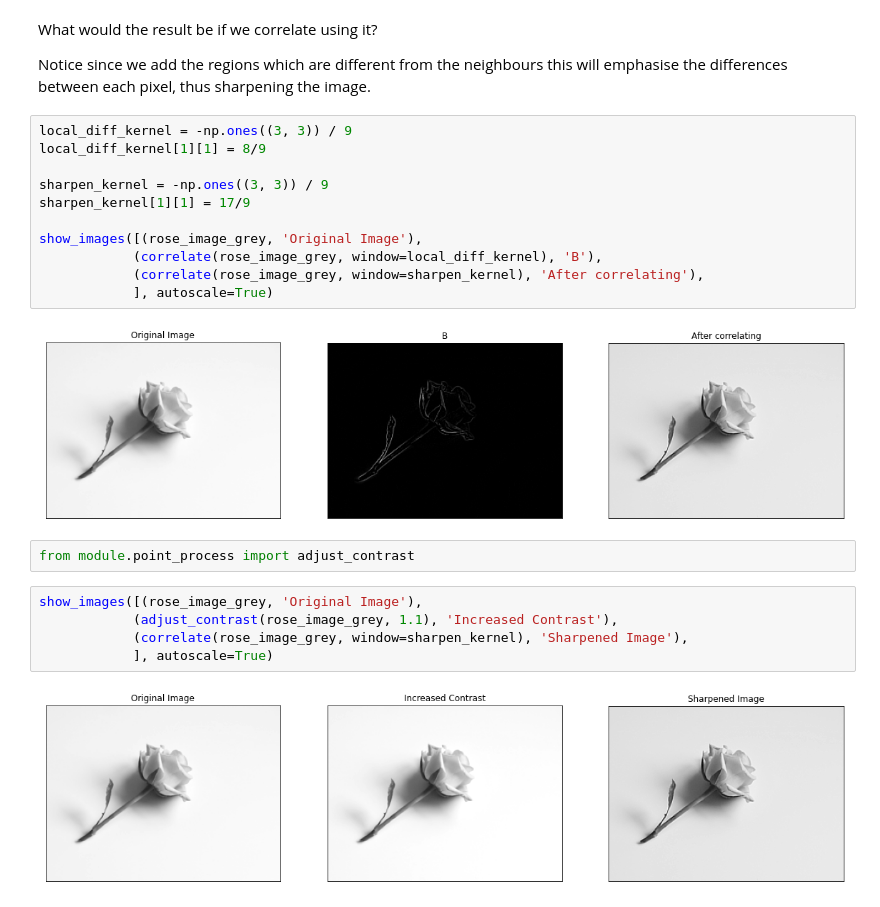
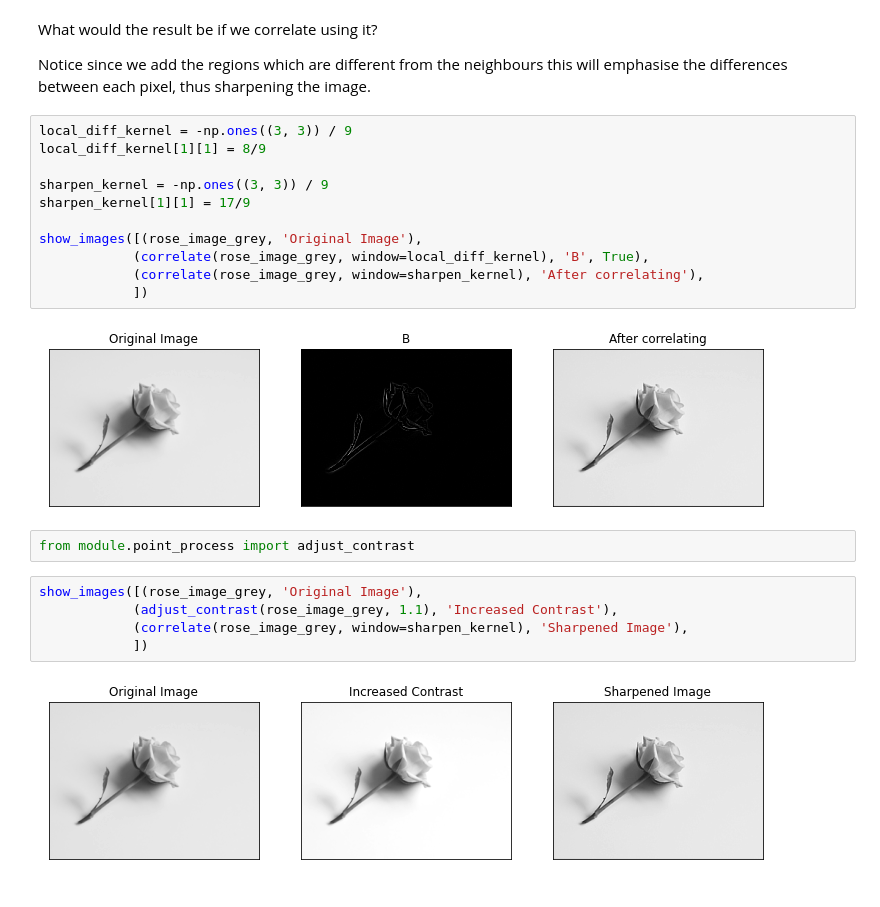
Before and after one commit to 0WN463/wellspring, a Jupyter notebook: computer-vision/filtering.ipynb, the cells around one changed output. Saved outputs shown, nothing was run; the diff lists cells and outputs as text.

```diff
--- a/computer-vision/filtering.ipynb
+++ b/computer-vision/filtering.ipynb
@@ -273,22 +320,22 @@ Notice since we add the regions which are different from the neighbours this wil
 # %%
 local_diff_kernel = -np.ones((3, 3)) / 9
 local_diff_kernel[1][1] = 8/9
 
 sharpen_kernel = -np.ones((3, 3)) / 9
 sharpen_kernel[1][1] = 17/9
 
 show_images([(rose_image_grey, 'Original Image'),
-            (correlate(rose_image_grey, window=local_diff_kernel), 'B'),
+            (correlate(rose_image_grey, window=local_diff_kernel), 'B', True),
             (correlate(rose_image_grey, window=sharpen_kernel), 'After correlating'),
-            ], autoscale=True)
+            ])
 # %% [output]
-[figure, old version]
+[figure, new version]
 # %%
 from module.point_process import adjust_contrast
 # %%
 show_images([(rose_image_grey, 'Original Image'),
             (adjust_contrast(rose_image_grey, 1.1), 'Increased Contrast'),
             (correlate(rose_image_grey, window=sharpen_kernel), 'Sharpened Image'),
-            ], autoscale=True)
+            ])
 # %% [output]
-[figure, old version]
+[figure, new version]
```
Also changed, not shown: parts of 104 cells of this notebook, 10 other files.
